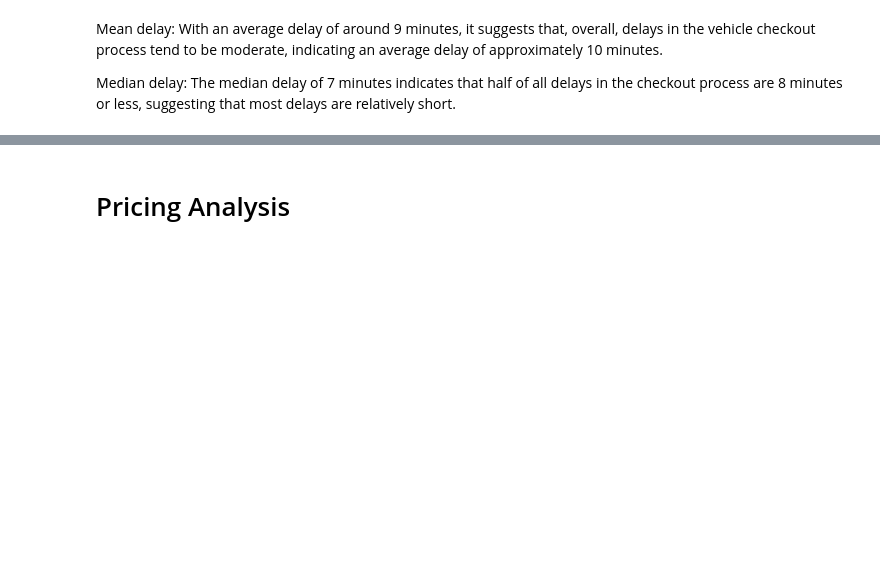
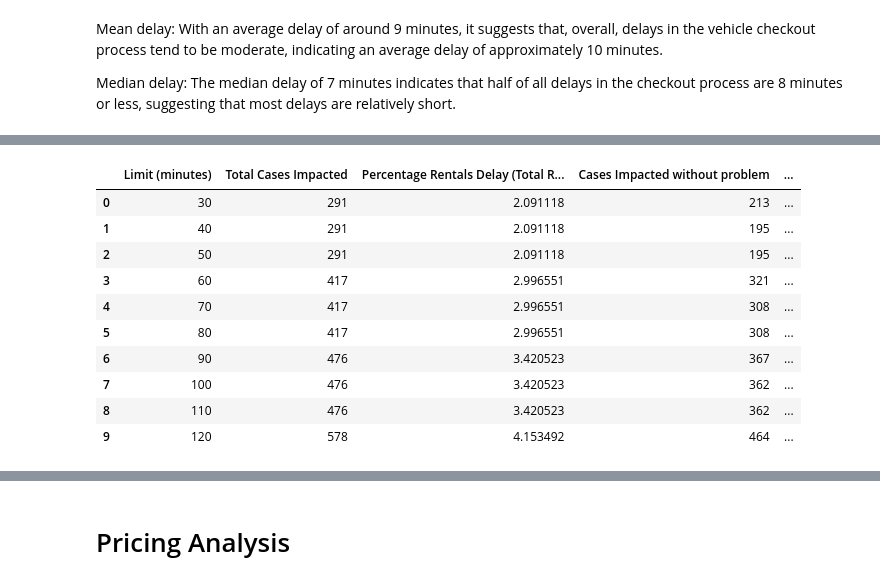
Before and after one commit to eugeniamellano/Bloc-5, a Jupyter notebook: Analysis and ML/GetaroundAnalysis.ipynb, the cells around one changed output, grey strips where cells are left out. Cells and saved outputs as stored; diff of their text form; code cells hidden in the pictures; blank space fills up the shorter version.

```diff
--- a/Analysis and ML/GetaroundAnalysis.ipynb
+++ b/Analysis and ML/GetaroundAnalysis.ipynb
@@ -179,3 +179,8 @@ Median delay: The median delay of 7 minutes indicates that half of all delays in
 # %%
 fig = px.box(df_delay, x="time_delta_with_previous_rental_in_minutes", title='Time delta repartition')
 fig.show()
+# %%
+df_delay['checkout_status'] = ["Delayed" if x>0 else "On time" for x in df_delay['delay_at_checkout_in_minutes']]
+fig = px.pie(df_delay, names='checkout_status',color_discrete_sequence=px.colors.sequential.Blues_r)
+fig.update_layout(title_text='Proportion of late checkout')
+fig.show()
@@ -181,0 +300,92 @@ fig.show()
+# %%
+def calculate_threshold_metrics(df_delay, thresholds=[30,40,50, 60, 70,80,90,100,110,120]):
+    """
+    Calculate rental loss and problematic case metrics for specified time thresholds.
+
+    Parameters:
+    - df_delay (DataFrame): Input DataFrame containing rental delay information.
+    - thresholds (list): List of time thresholds (in minutes) for analysis.
+
+    Returns:
+    - DataFrame: DataFrame with calculated metrics for each specified time threshold.
+    """
+    # Column names for the results DataFrame
+    columns = [
+        'Limit (minutes)',
+        'Total Cases Impacted',
+        'Percentage Rentals Delay (Total Rentals)',
+        'Cases Impacted without problem',
+        'Percentage Loss Rental',
+        'Problematic Cases (Count)',
+        'Solved Problematic Cases',
+        'Percentage Solved of all Problematic'
+    ]
+
+    # List to store the data for each threshold
+    df_thresholds = []
+
+    # Calculate total number of rentals in df_delay
+
+    # Iterate over each defined time threshold
+    for threshold in thresholds:
+        # Filter rentals that have a time difference greater than the specified threshold
+        rentals_above_threshold = df_time_delay[df_time_delay['time_delta_with_previous_rental_in_minutes'] > threshold]
+
+        # Calculate the number of rentals lost (that exceed the time threshold)
+        cases_impacted_count = len(df_time_delay) - len(rentals_above_threshold)
+
+
+        # Calculate the percentage of rentals lost relative to the total delayed rentals
+        rental_delay_percetage_all = 100 * cases_impacted_count / len(df_delay)
+
+        # Filter problematic cases where delay_difference is negative (indicative of timing issues between rentals)
+        problematic_cases = rentals_above_threshold[rentals_above_threshold['delay_difference'] < 0]
+
+        # Calculate the number of problematic cases
+        problematic_cases_count = len(problematic_cases)
+
+        # Calculate solved cases
+        rentals_down_threshold = df_time_delay[df_time_delay['time_delta_with_previous_rental_in_minutes'] < threshold]
+        problematic_cases_solved = rentals_down_threshold[rentals_down_threshold['delay_difference'] < 0]
+        cases_impacted_no_problem = cases_impacted_count - len(problematic_cases_solved)
+
+        # Calculate percentage of solved cases from All problematic cases
+        percentage_solved = 100 * len(problematic_cases_solved) / len(rentals_df[rentals_df['delay_difference'] < 0])
+
+        # Calculate percentage of cases without problem affected by the threshold
+        percentage_lost_rental = 100 * cases_impacted_no_problem / len(df_delay)
+        # Create a dictionary with the results for this threshold
+        data = {
+            'Limit (minutes)': threshold,
+            'Total Cases Impacted': cases_impacted_count,
+            'Percentage Rentals Delay (Total Rentals)': rental_delay_percetage_all,
+            'Cases Impacted without problem': cases_impacted_no_problem,
+            'Percentage Loss Rental': percentage_lost_rental,
+            'Problematic Cases (Count)': problematic_cases_count,
+            'Solved Problematic Cases': len(problematic_cases_solved),
+            'Percentage Solved of all Problematic' :percentage_solved
+        }
+
+        # Append the data to the list
+        df_thresholds.append(data)
+
+    # Create a DataFrame from the list of dictionaries
+    df_thresholds = pd.DataFrame(df_thresholds, columns=columns)
+
+    return df_thresholds
+
+# Calculate threshold metrics for df_time_delay using thresholds
+result_df = calculate_threshold_metrics(df_delay)
+result_df
+# %% [output]
+|  | Limit (minutes) | Total Cases Impacted | Percentage Rentals Delay (Total R... | Cases Impacted without problem | ... |
+| 0 | 30 | 291 | 2.091118 | 213 | ... |
+| 1 | 40 | 291 | 2.091118 | 195 | ... |
+| 2 | 50 | 291 | 2.091118 | 195 | ... |
+| 3 | 60 | 417 | 2.996551 | 321 | ... |
+| 4 | 70 | 417 | 2.996551 | 308 | ... |
+| 5 | 80 | 417 | 2.996551 | 308 | ... |
+| 6 | 90 | 476 | 3.420523 | 367 | ... |
+| 7 | 100 | 476 | 3.420523 | 362 | ... |
+| 8 | 110 | 476 | 3.420523 | 362 | ... |
+| 9 | 120 | 578 | 4.153492 | 464 | ... |
```
Also changed, not shown: parts of 16 cells of this notebook.
